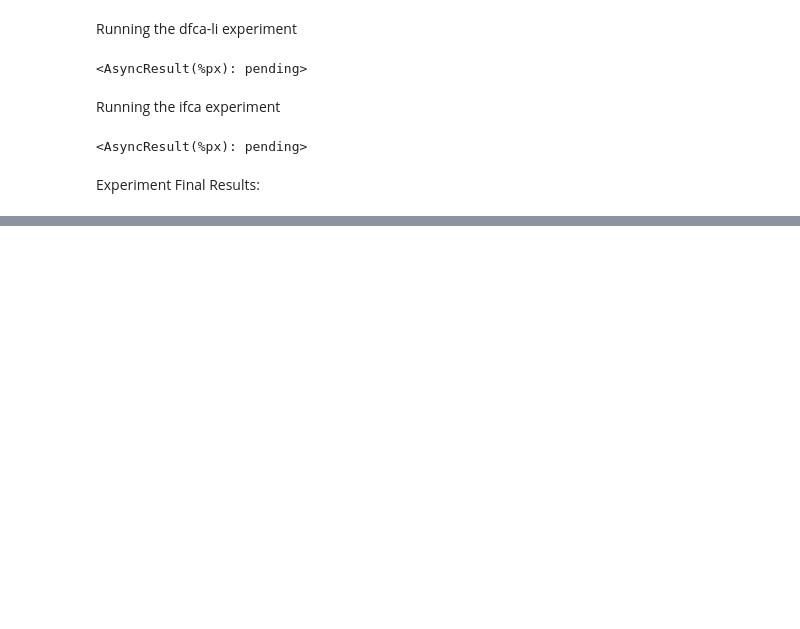
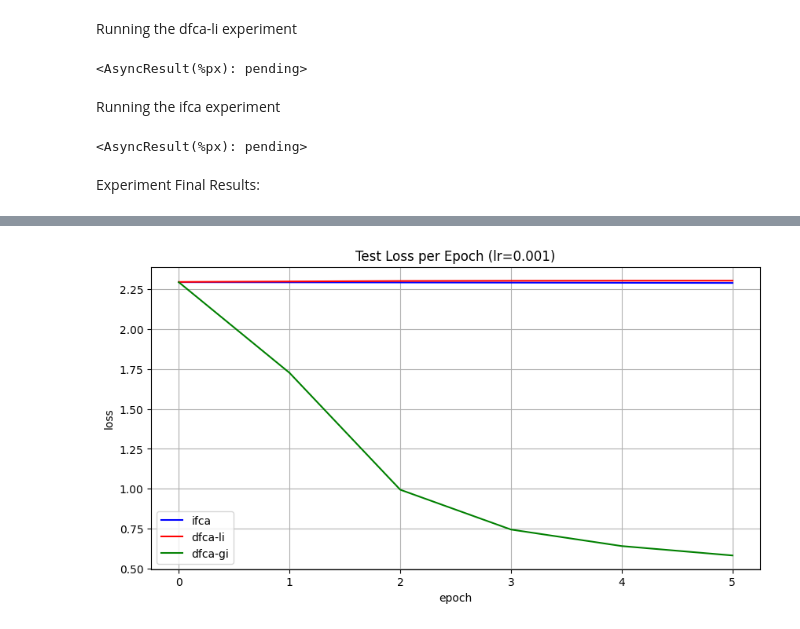
Before and after one commit to jonaskir6/dfca, a Jupyter notebook: mnist/final/notebooks/experiment.ipynb, the cells around one changed output, grey strips where cells are left out. Drawn from its saved outputs; the diff is of its cells as text; code cells hidden in the pictures; blank space fills up the shorter version.

```diff
--- a/mnist/final/notebooks/experiment.ipynb
+++ b/mnist/final/notebooks/experiment.ipynb
@@ -162,42 +191,69 @@ Experiment Final Results:
 # %%
-rc.wait_interactive()
-%pxresult
-dfca_gi = rc[0].pull('dfca_gi', block=True)
-dfca_li = rc[1].pull('dfca_li', block=True)
-ifca = rc[2].pull('ifca', block=True)
+
+r_ifca = {}
+r_dfca_gi = {}
+r_dfca_li = {}
+
+r_ifca['test_loss'] = []
+r_ifca['test_acc'] = []
+r_ifca['cl_acc'] = []
+for i in range(len(learning_rates)):
+    r_ifca['test_loss'].append(ifca[i][0])
+    r_ifca['test_acc'].append(ifca[i][1])
+    r_ifca['cl_acc'].append(ifca[i][2])
+
+r_dfca_gi['test_loss'] = []
+r_dfca_gi['test_acc'] = []
+r_dfca_gi['cl_acc'] = []
+for i in range(len(learning_rates)):
+    r_dfca_gi['test_loss'].append(dfca_gi[i][0])
+    r_dfca_gi['test_acc'].append(dfca_gi[i][1])
+    r_dfca_gi['cl_acc'].append(dfca_gi[i][2])
+
+r_dfca_li['test_loss'] = []
+r_dfca_li['test_acc'] = []
+r_dfca_li['cl_acc'] = []
+for i in range(len(learning_rates)):
+    r_dfca_li['test_loss'].append(dfca_li[i][0])
+    r_dfca_li['test_acc'].append(dfca_li[i][1])
+    r_dfca_li['cl_acc'].append(dfca_li[i][2])
+
+print(r_ifca)
 
 os.makedirs('graphs', exist_ok=True)
 
-plt.figure(figsize=(10,5))
-plt.plot([r['test']['loss'] for r in ifca], label='ifca', color='blue')
-plt.plot([r['test']['loss'] for r in dfca_li], label='dfca-li', color='red')
-plt.plot([r['test']['loss'] for r in dfca_gi], label='dfca-gi', color='green')
-plt.xlabel('epoch')
-plt.ylabel('loss')
-plt.title('Test Loss per Epoch')
-plt.legend()
-plt.grid(True)
-plt.savefig(os.path.join('graphs', 'train_loss.png'))
+for l in range(len(learning_rates)):
 
-plt.figure(figsize=(10,5))
-plt.plot([r['test']['acc'] for r in ifca], label='ifca', color='blue')
-plt.plot([r['test']['acc'] for r in dfca_li], label='dfca-li', color='red')
-plt.plot([r['test']['acc'] for r in dfca_gi], label='dfca-gi', color='green')
-plt.xlabel('epoch')
-plt.ylabel('test accuracy')
-plt.title('Test Accuracy per Epoch')
-plt.legend()
-plt.grid(True)
-plt.savefig(os.path.join('graphs', 'test_acc.png'))
+    plt.figure(figsize=(10,5))
+    plt.plot(r_ifca['test_loss'][l], label='ifca', color='blue')
+    plt.plot(r_dfca_li['test_loss'][l], label='dfca-li', color='red')
+    plt.plot(r_dfca_gi['test_loss'][l], label='dfca-gi', color='green')
+    plt.xlabel('epoch')
+    plt.ylabel('loss')
+    plt.title(f'Test Loss per Epoch (lr={learning_rates[l]})')
+    plt.legend()
+    plt.grid(True)
+    plt.savefig(os.path.join('graphs', 'train_loss.png'))
 
-plt.figure(figsize=(10,5))
-plt.plot([r['test']['cl_acc'] for r in ifca[:3]], label='ifca', color='blue')
-plt.plot([r['test']['cl_acc'] for r in dfca_li[:3]], label='dfca-li', color='red')
-plt.plot([r['test']['cl_acc'] for r in dfca_gi[:3]], label='dfca-gi', color='green')
-plt.xlabel('epoch')
-plt.ylabel('cluster acc')
-plt.title('Cluster Accuracy per Epoch')
-plt.legend()
-plt.grid(True)
-plt.savefig(os.path.join('graphs', 'cluster_acc.png'))
+    plt.figure(figsize=(10,5))
+    plt.plot(r_ifca['test_acc'][l], label='ifca', color='blue')
+    plt.plot(r_dfca_li['test_acc'][l], label='dfca-li', color='red')
+    plt.plot(r_dfca_gi['test_acc'][l], label='dfca-gi', color='green')
+    plt.xlabel('epoch')
+    plt.ylabel('test accuracy')
+    plt.title(f'Test Accuracy per Epoch (lr={learning_rates[l]})')
+    plt.legend()
+    plt.grid(True)
+    plt.savefig(os.path.join('graphs', 'test_acc.png'))
+
+    plt.figure(figsize=(10,5))
+    plt.plot(r_ifca['cl_acc'][l][:4], label='ifca', color='blue')
+    plt.plot(r_dfca_li['cl_acc'][l][:4], label='dfca-li', color='red')
+    plt.plot(r_dfca_gi['cl_acc'][l][:4], label='dfca-gi', color='green')
+    plt.xlabel('epoch')
+    plt.ylabel('cluster acc')
+    plt.title(f'Cluster Accuracy per Epoch (lr={learning_rates[l]})')
+    plt.legend()
+    plt.grid(True)
+    plt.savefig(os.path.join('graphs', 'cluster_acc.png'))
 # %% [output]
@@ -204,0 +261 @@ RemoteError: [2:execute] TypeError: list indices must be integers or slices, not
+[figure, added]
```
Also changed, not shown: parts of 6 cells of this notebook, 27 other files.
